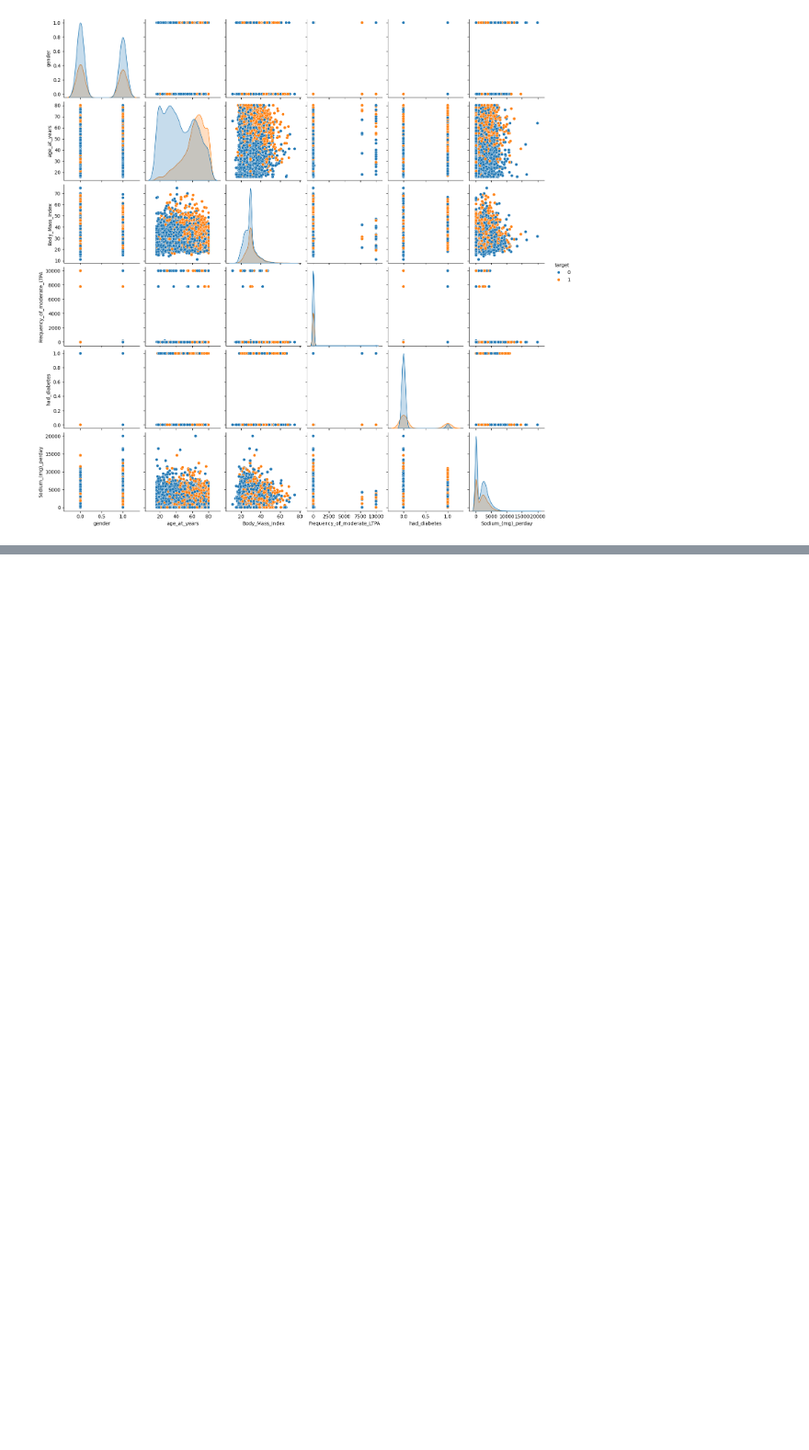
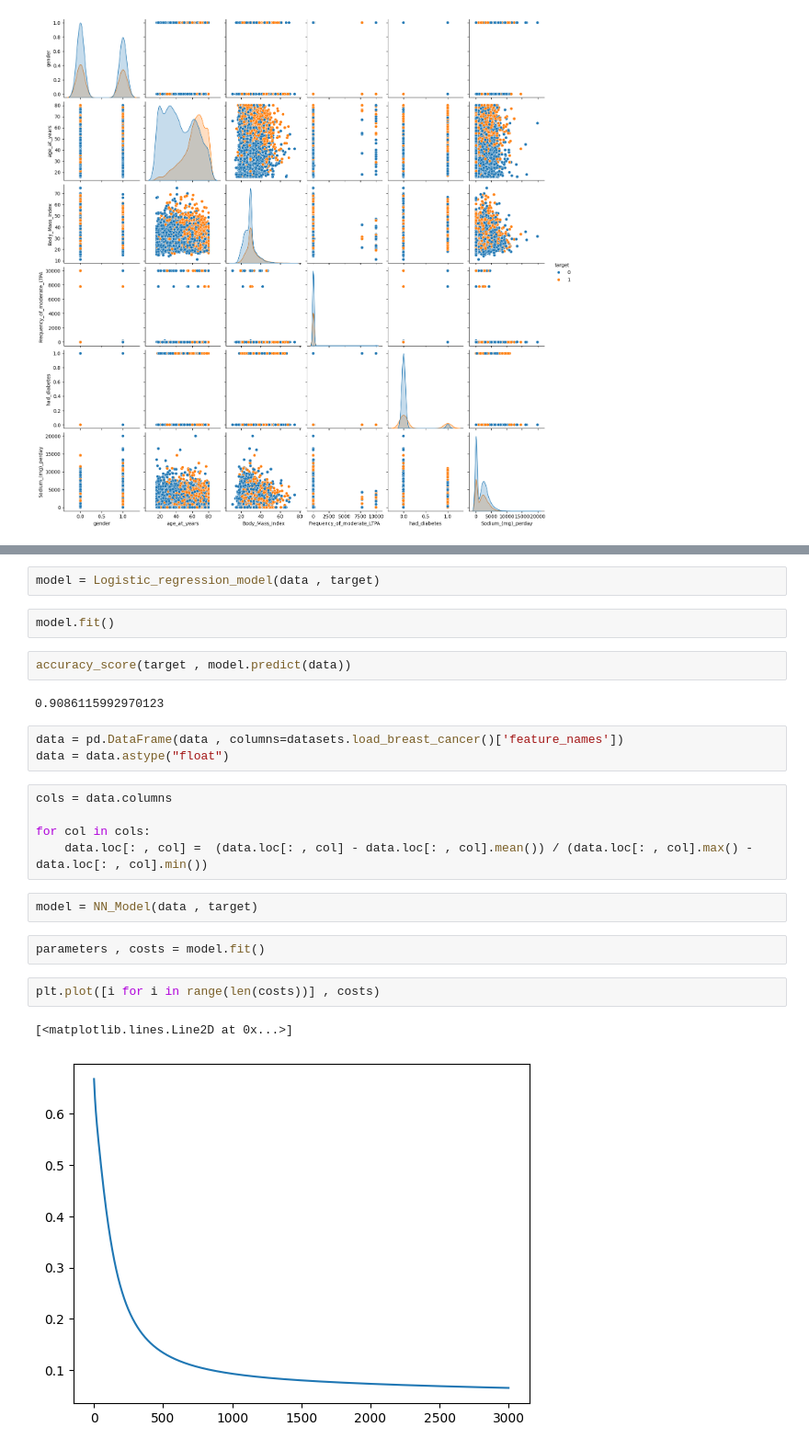
Before and after one commit to OmarGamalH/HyperML, a Jupyter notebook: test.ipynb, the cells around one changed output, grey strips where cells are left out. Shown at 92% size. Cells and saved outputs as stored; diff of their text form; blank space fills up the shorter version.

```diff
--- a/test.ipynb
+++ b/test.ipynb
@@ -287,0 +590,25 @@ seaborn.pairplot(df_f_v_7 , hue = "target")
+# %%
+model = Logistic_regression_model(data , target)
+# %%
+model.fit()
+# %%
+accuracy_score(target , model.predict(data))
+# %% [output]
+0.9086115992970123
+# %%
+data = pd.DataFrame(data , columns=datasets.load_breast_cancer()['feature_names'])
+data = data.astype("float")
+# %%
+cols = data.columns
+
+for col in cols:
+    data.loc[: , col] =  (data.loc[: , col] - data.loc[: , col].mean()) / (data.loc[: , col].max() - data.loc[: , col].min())
+# %%
+model = NN_Model(data , target)
+# %%
+parameters , costs = model.fit()
+# %%
+plt.plot([i for i in range(len(costs))] , costs)
+# %% [output]
+[<matplotlib.lines.Line2D at 0x...>]
+[figure, added]
```
Also changed, not shown: parts of 24 cells of this notebook, 12 other files.
